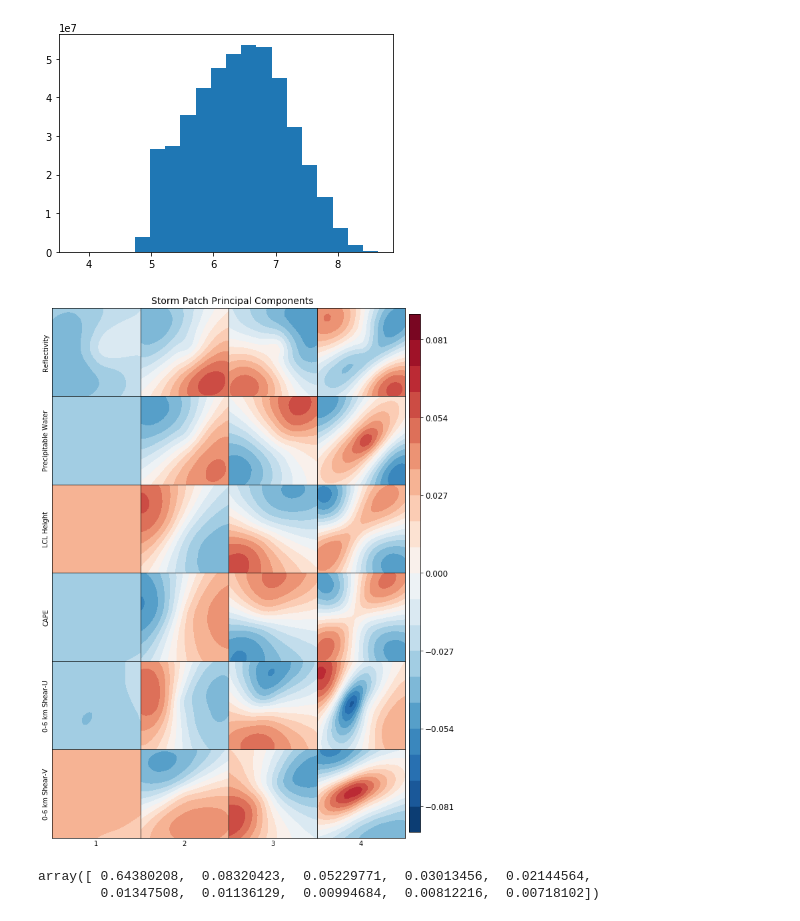
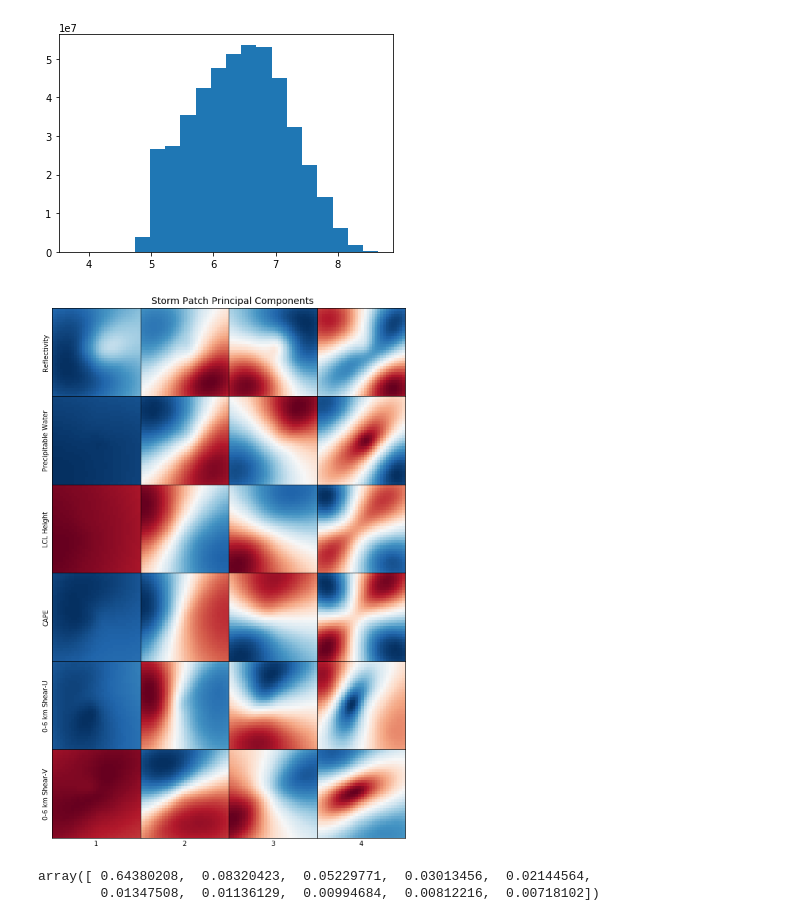
Before and after one commit to djgagne/deepsky, a Jupyter notebook: notebooks/StormPatchHail.ipynb, the cells around one changed output. Drawn from its saved outputs; the diff is of its cells as text; code cells hidden in the pictures.

```diff
--- a/notebooks/StormPatchHail.ipynb
+++ b/notebooks/StormPatchHail.ipynb
@@ -269,24 +275,25 @@ short_var_names = ["Reflectivity", "Precipitable Water", "LCL Height", "CAPE", "
 # %%
 vis_comps = 4
 fig, axes = plt.subplots(num_vars, vis_comps, figsize=(8, 12))
 plt.subplots_adjust(0.03, 0.03, 0.95, 0.95, wspace=0, hspace=0)
-cax = fig.add_axes([0.96, 0.04, 0.03, 0.9])
+#cax = fig.add_axes([0.96, 0.04, 0.03, 0.9])
 p_ex = np.round(np.max([np.maximum(np.abs(pc_obj.components_.min()),
                                   pc_obj.components_.max()) for pc_obj in pc_objs]),2)
 for p, pc_obj in enumerate(pc_objs):
     for v in range(vis_comps):
-        cont = axes[p, v].contourf(pc_obj.components_[v].reshape(32, 32),
-                                   np.linspace(-p_ex, p_ex, 21), cmap="RdBu_r")
+        p_ex = np.round(np.max(np.abs(pc_obj.components_[v])), decimals=4)
+        cont = axes[p, v].pcolormesh(pc_obj.components_[v].reshape(32, 32),
+                                     cmap="RdBu_r", vmin=-p_ex, vmax=p_ex)
         axes[p, v].axes.get_xaxis().set_ticks([])
         axes[p, v].axes.get_yaxis().set_ticks([])
         axes[-1, v].set(xlabel=v + 1)
     axes[p, 0].set(ylabel=short_var_names[p])
-cbar = fig.colorbar(cont, cax=cax)
-cbar.ax.tick_params(labelsize=12)
+#cbar = fig.colorbar(cont, cax=cax)
+#cbar.ax.tick_params(labelsize=12)
 fig.suptitle("Storm Patch Principal Components", y=0.97, fontsize=14)
-plt.savefig("storm_patch_pca.png", dpi=250, bbox_inches="tight")
+plt.savefig("/scratch/dgagne/hail_models/storm_patch_pca.png", dpi=250, bbox_inches="tight")
 # %% [output]
-[figure, old version]
+[figure, new version]
 # %%
 pc_objs[5].explained_variance_ratio_
 # %% [output]
```
Also changed, not shown: parts of 18 cells of this notebook.
